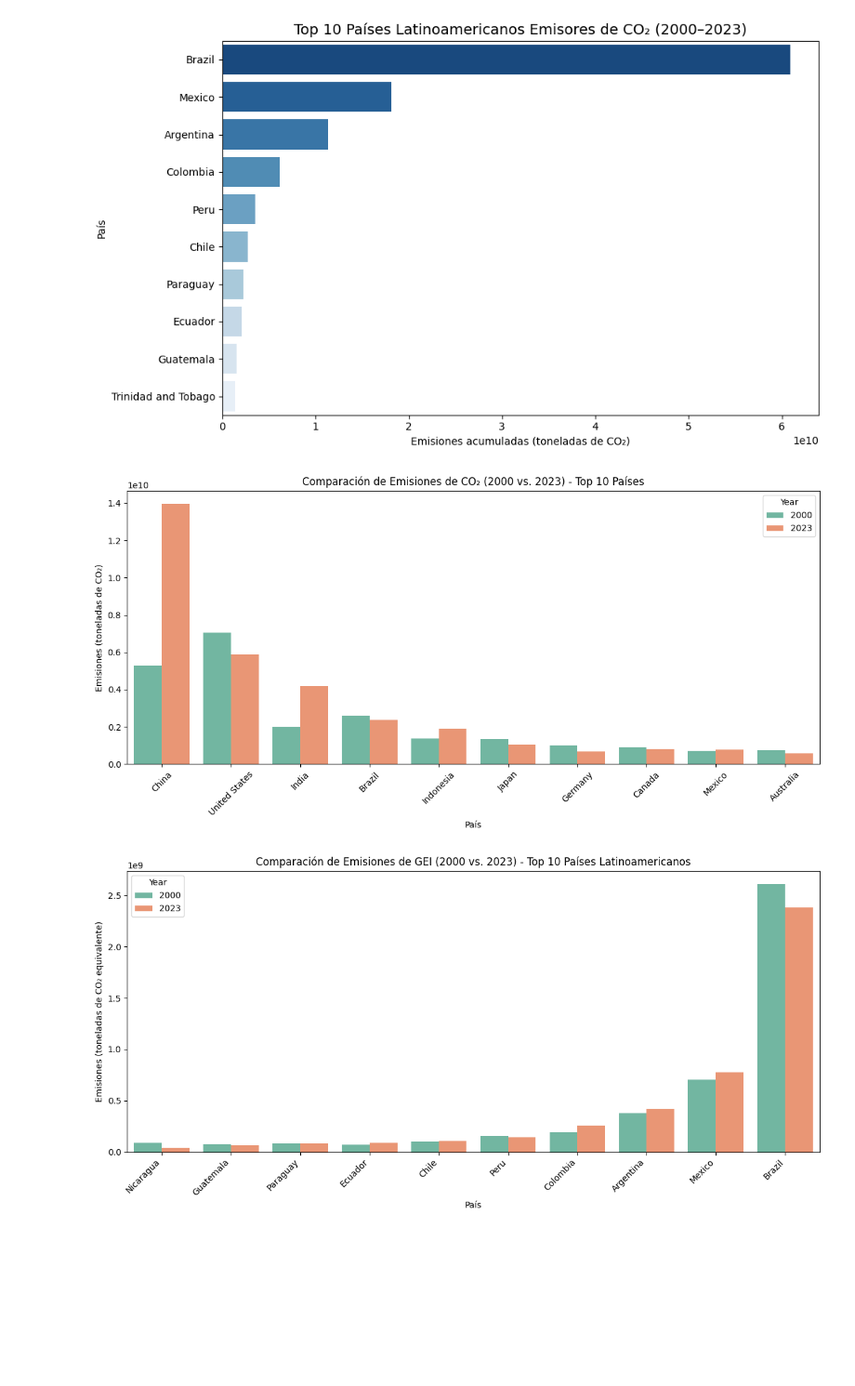
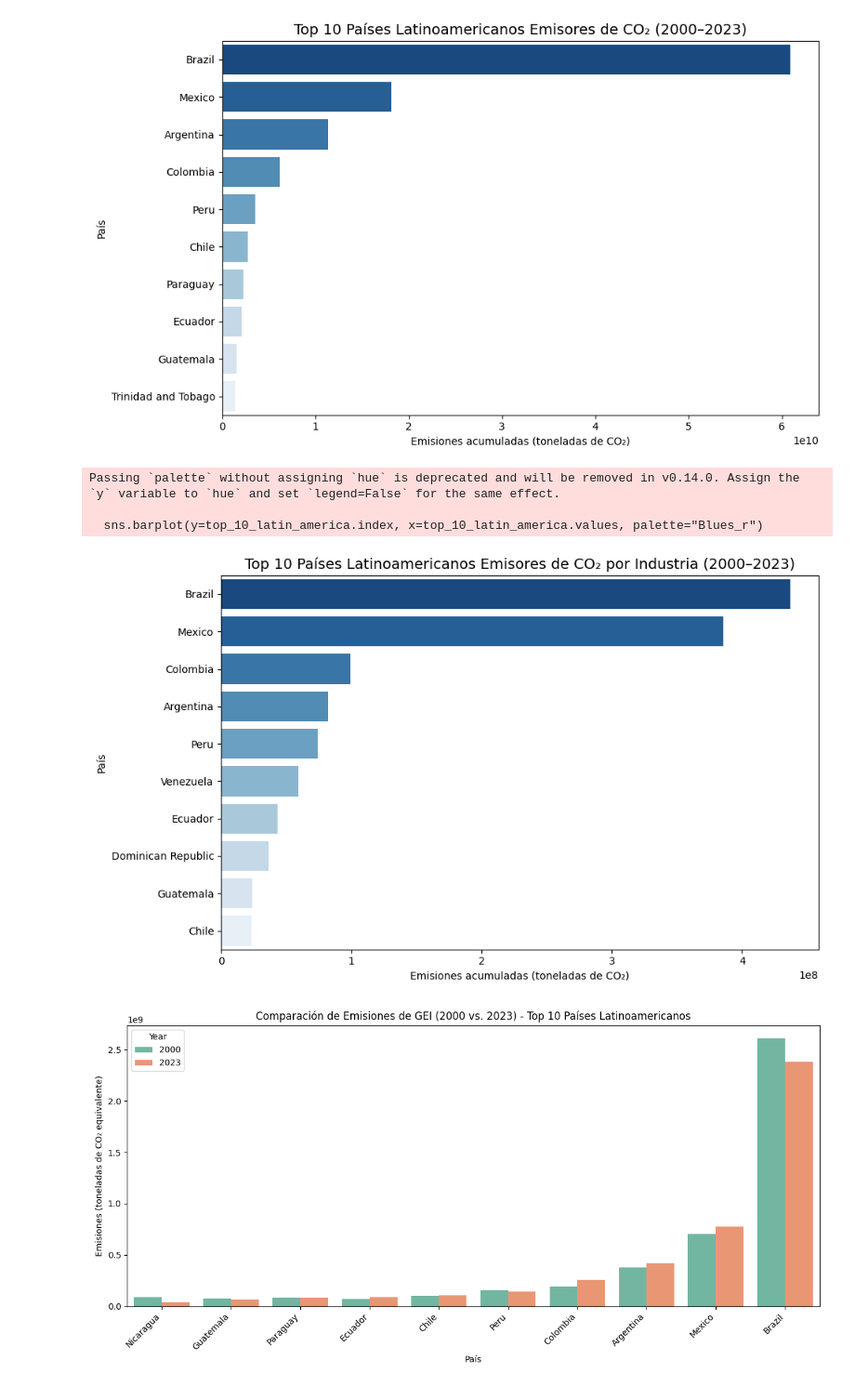
Before and after one commit to Richirey70/Proyecto_final_analisis_datos, a Jupyter notebook: Proyecto Final analisis datos.ipynb, the cells around one changed output. Shown at 93% size. Saved outputs shown, nothing was run; the diff lists cells and outputs as text; code cells hidden in the pictures; blank space fills up the shorter version.

Commit message:
Añadi funcionalidad para comparar emisiones de CO2

```diff
--- a/Proyecto Final analisis datos.ipynb
+++ b/Proyecto Final analisis datos.ipynb
@@ -238,4 +223,0 @@ Total países/regiones en anual_co_paises: 12
-# %%
-bysector_ = bysector_['Entity'].unique()
-print(f'Total países/regiones en bysector: {len(bysector_)}')
-print(bysector_)
@@ -456,20 +313,41 @@ comparacion_ordenada = comparacion.sort_values(by='Annual greenhouse gas emissio
-# %%
-plt.figure(figsize=(12,6))
-sns.barplot(
-    data=comparacion_ordenada,
-    x='Entity',
-    y='Annual greenhouse gas emissions in CO₂ equivalents',
-    hue='Year',
-    palette='Set2'
-)
-plt.title('Comparación de Emisiones de CO₂ (2000 vs. 2023) - Top 10 Países')
-plt.ylabel('Emisiones (toneladas de CO₂)')
-plt.xlabel('País')
-plt.xticks(rotation=45)
-plt.tight_layout()
-plt.show()
-# %% [output]
-[figure, removed]
+# %%
+# Lista de países latinoamericanos (en inglés, para que coincida con tu DataFrame)
+latin_america_countries = [
+    'Argentina', 'Belize', 'Bolivia', 'Brazil', 'Chile', 'Colombia',
+    'Costa Rica', 'Cuba', 'Dominica', 'Ecuador', 'El Salvador', 'Grenada',
+    'Guatemala', 'Guyana', 'Haiti', 'Honduras', 'Jamaica', 'Mexico',
+    'Nicaragua', 'Panama', 'Paraguay', 'Peru', 'Dominican Republic',
+    'Saint Kitts and Nevis', 'Saint Vincent and the Grenadines', 'Saint Lucia',
+    'Suriname', 'Trinidad and Tobago', 'Uruguay', 'Venezuela',
+    'Antigua and Barbuda', 'Bahamas', 'Barbados'
+]
+
+# Agrupa, suma y ordena como antes
+top_bysector_all = (
+    bysector_.groupby('Entity')['Carbon dioxide emissions from industry']
+    .sum()
+    .sort_values(ascending=False)
+)
+
+# Filtra para obtener solo los países latinoamericanos que están en el top
+top_bysector_latin_america = top_bysector_all[top_bysector_all.index.isin(latin_america_countries)]
+
+# Toma los 10 principales si hay suficientes países latinoamericanos
+top_10_latin_america = top_bysector_latin_america.head(10)
+
+# Gráfico utilizando el índice y los valores de la Serie filtrada
+plt.figure(figsize=(10, 6))
+sns.barplot(y=top_10_latin_america.index, x=top_10_latin_america.values, palette="Blues_r")
+plt.title('Top 10 Países Latinoamericanos Emisores de CO₂ por Industria (2000–2023)', fontsize=14)
+plt.xlabel('Emisiones acumuladas (toneladas de CO₂)')
+plt.ylabel('País')
+plt.tight_layout()
+plt.show()
+# %% [output]
+Passing `palette` without assigning `hue` is deprecated and will be removed in v0.14.0. Assign the `y` variable to `hue` and set `legend=False` for the same effect.
+
+  sns.barplot(y=top_10_latin_america.index, x=top_10_latin_america.values, palette="Blues_r")
+[figure, added]
 # %%
 # Lista de países latinoamericanos (en inglés, para que coincida con tu DataFrame)
 latin_america_countries = [
```
Also changed, not shown: parts of 37 cells of this notebook.
